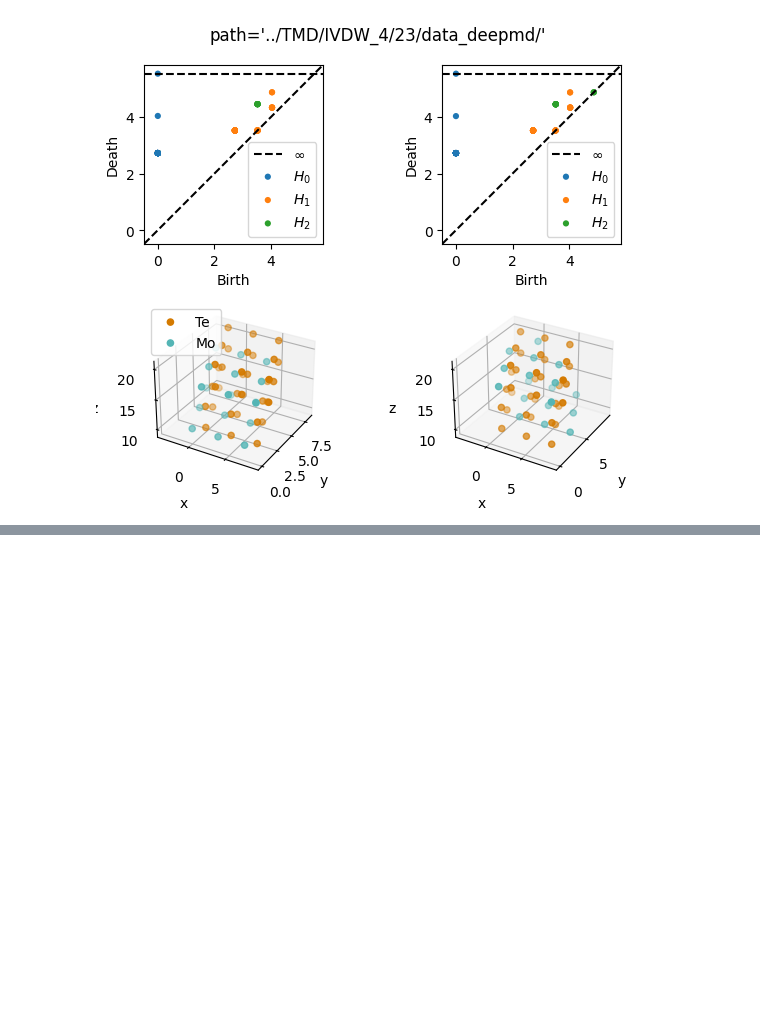
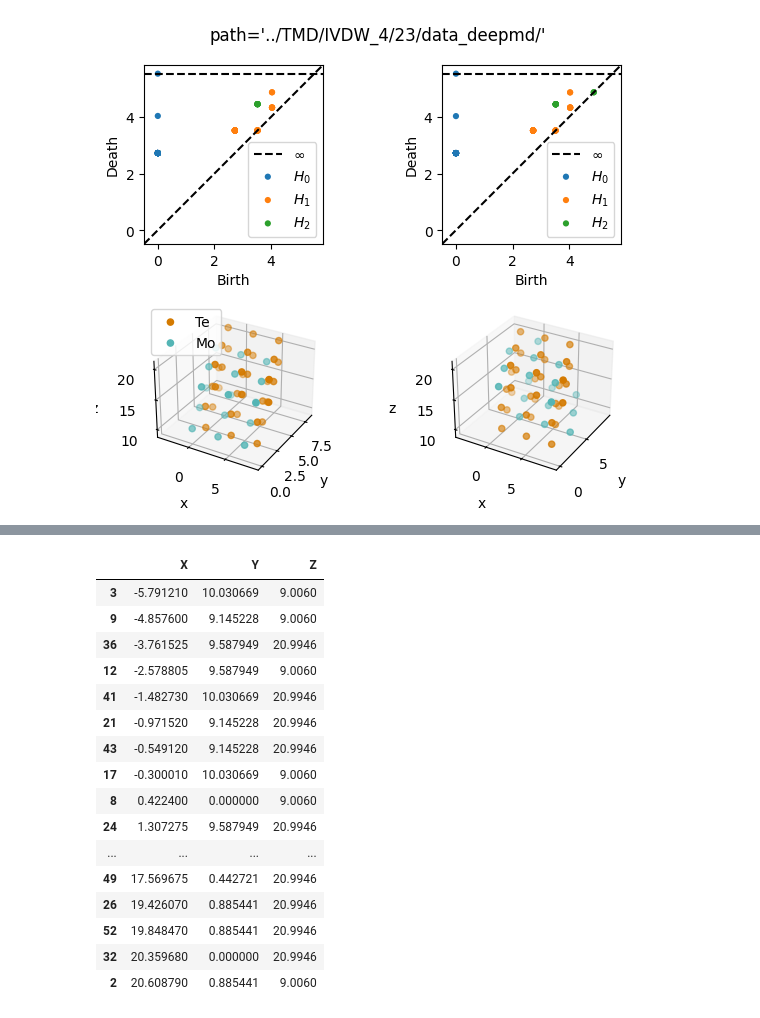
Before and after one commit to ckovacs2/TwistedMaterials, a Jupyter notebook: notebooks/supercell.ipynb, the cells around one changed output, grey strips where cells are left out. Cells and saved outputs as stored; diff of their text form; code cells hidden in the pictures; blank space fills up the shorter version.

```diff
--- a/notebooks/supercell.ipynb
+++ b/notebooks/supercell.ipynb
@@ -78,0 +202,20 @@ plot_pers_diagrams(mol_path, num_trans=2)
+# %%
+temp_data
+# %% [output]
+|  | X | Y | Z |
+| 3 | -5.791210 | 10.030669 | 9.0060 |
+| 9 | -4.857600 | 9.145228 | 9.0060 |
+| 36 | -3.761525 | 9.587949 | 20.9946 |
+| 12 | -2.578805 | 9.587949 | 9.0060 |
+| 41 | -1.482730 | 10.030669 | 20.9946 |
+| 21 | -0.971520 | 9.145228 | 20.9946 |
+| 43 | -0.549120 | 9.145228 | 20.9946 |
+| 17 | -0.300010 | 10.030669 | 9.0060 |
+| 8 | 0.422400 | 0.000000 | 9.0060 |
+| 24 | 1.307275 | 9.587949 | 20.9946 |
+| ... | ... | ... | ... |
+| 49 | 17.569675 | 0.442721 | 20.9946 |
+| 26 | 19.426070 | 0.885441 | 20.9946 |
+| 52 | 19.848470 | 0.885441 | 20.9946 |
+| 32 | 20.359680 | 0.000000 | 20.9946 |
+| 2 | 20.608790 | 0.885441 | 9.0060 |
```
Also changed, not shown: parts of 9 cells of this notebook.
